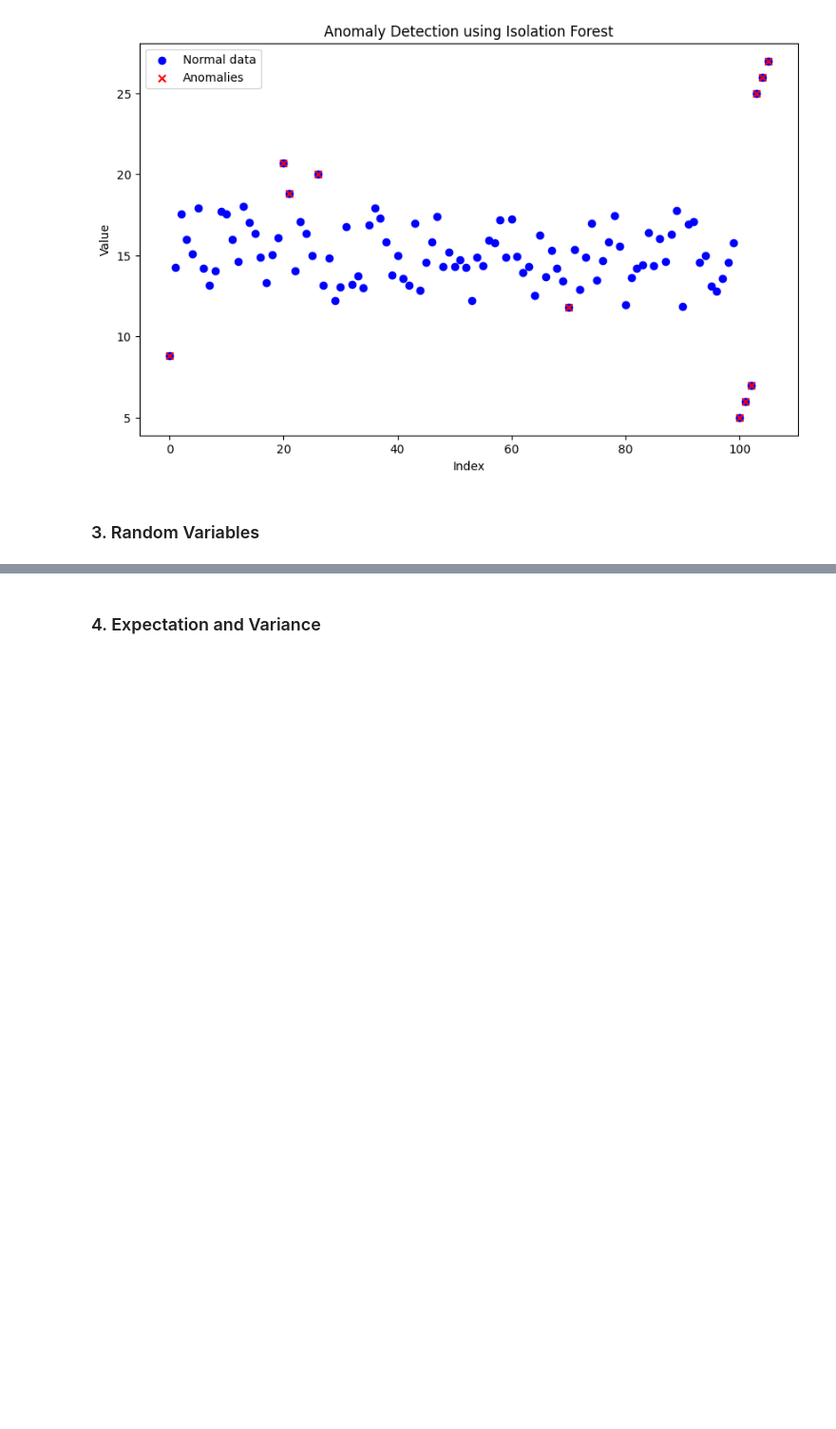
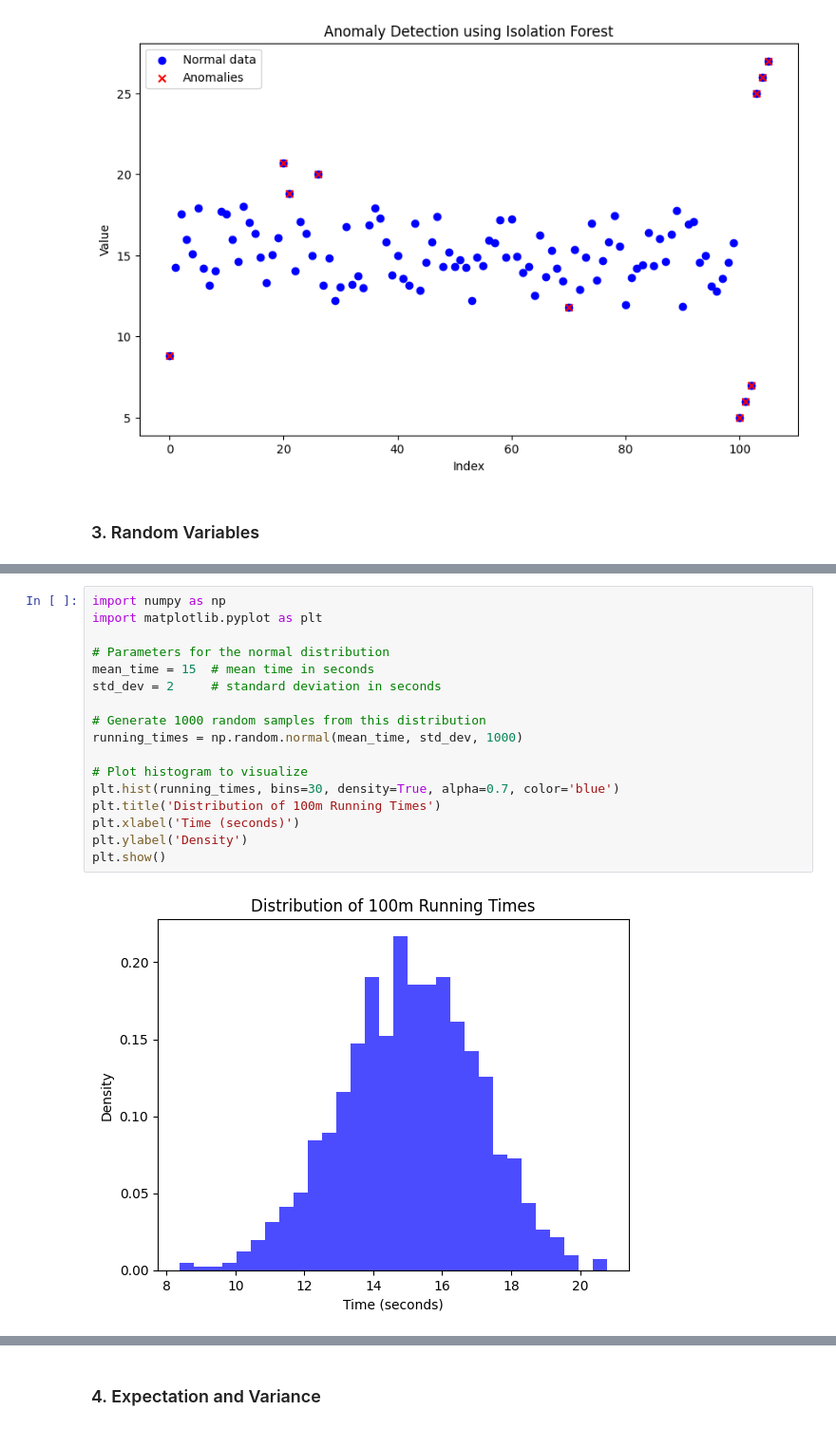
Before and after one commit to natapone/learning_ai_by_coding, a Jupyter notebook: 1-3_probability.ipynb, the cells around one changed output, grey strips where cells are left out. Shown at 95% size. Saved outputs shown, nothing was run; the diff lists cells and outputs as text; blank space fills up the shorter version.

Commit message:
random variables

```diff
--- a/1-3_probability.ipynb
+++ b/1-3_probability.ipynb
@@ -949,0 +1003,19 @@ plt.show()
+# %%
+import numpy as np
+import matplotlib.pyplot as plt
+
+# Parameters for the normal distribution
+mean_time = 15  # mean time in seconds
+std_dev = 2     # standard deviation in seconds
+
+# Generate 1000 random samples from this distribution
+running_times = np.random.normal(mean_time, std_dev, 1000)
+
+# Plot histogram to visualize
+plt.hist(running_times, bins=30, density=True, alpha=0.7, color='blue')
+plt.title('Distribution of 100m Running Times')
+plt.xlabel('Time (seconds)')
+plt.ylabel('Density')
+plt.show()
+# %% [output]
+[figure, added]
```
Also changed, not shown: parts of 5 cells of this notebook.
